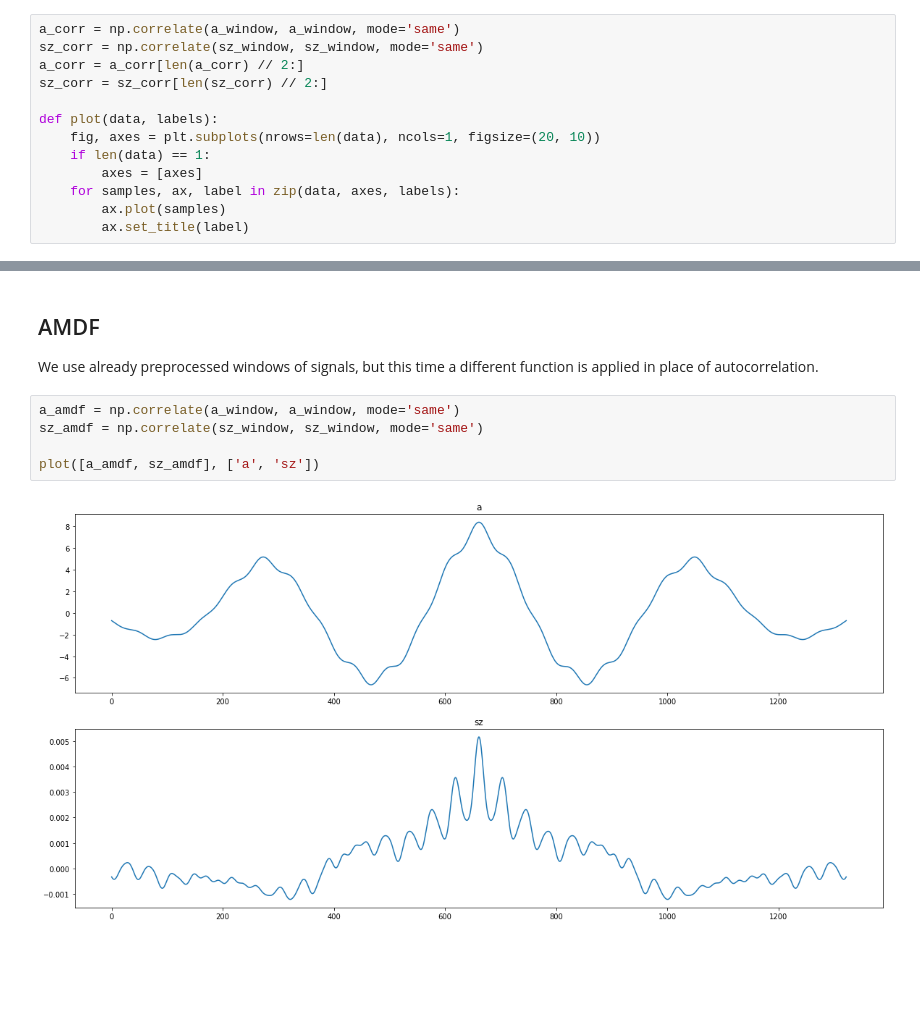
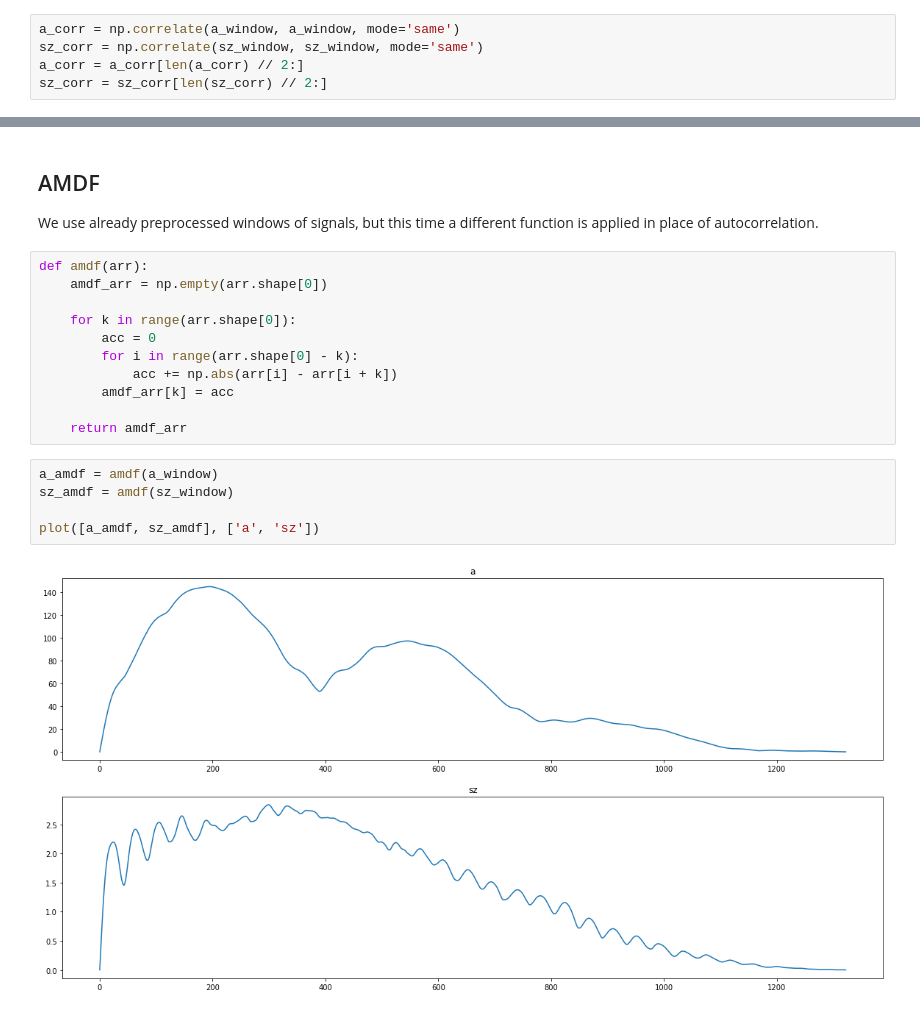
Before and after one commit to enthyp/DSP, a Jupyter notebook: lpc-10/examples/vocal_source_estimation.ipynb, the cells around one changed output, grey strips where cells are left out. Drawn from its saved outputs; the diff is of its cells as text; blank space fills up the shorter version.

```diff
--- a/lpc-10/examples/vocal_source_estimation.ipynb
+++ b/lpc-10/examples/vocal_source_estimation.ipynb
@@ -56,14 +55,6 @@ a_corr = np.correlate(a_window, a_window, mode='same')
 sz_corr = np.correlate(sz_window, sz_window, mode='same')
 a_corr = a_corr[len(a_corr) // 2:]
 sz_corr = sz_corr[len(sz_corr) // 2:]
-
-def plot(data, labels):
-    fig, axes = plt.subplots(nrows=len(data), ncols=1, figsize=(20, 10))
-    if len(data) == 1:
-        axes = [axes]
-    for samples, ax, label in zip(data, axes, labels):
-        ax.plot(samples)
-        ax.set_title(label)
 # %%
 plot([a_corr, sz_corr], ['a', 'sz'])
 # %% [output]
@@ -100,10 +90,21 @@ Base tone for 'a' vowel was found to be around 113Hz and we could not find suffi
 # %% [markdown]
 ## AMDF
 We use already preprocessed windows of signals, but this time a different function is applied in place of autocorrelation.
+# %%
+def amdf(arr):
+    amdf_arr = np.empty(arr.shape[0])
+
+    for k in range(arr.shape[0]):
+        acc = 0
+        for i in range(arr.shape[0] - k):
+            acc += np.abs(arr[i] - arr[i + k])
+        amdf_arr[k] = acc
+
+    return amdf_arr
 # %%
-a_amdf = np.correlate(a_window, a_window, mode='same')
-sz_amdf = np.correlate(sz_window, sz_window, mode='same')
+a_amdf = amdf(a_window)
+sz_amdf = amdf(sz_window)
 
 plot([a_amdf, sz_amdf], ['a', 'sz'])
 # %% [output]
-[figure, old version]
+[figure, new version]
```
Also changed, not shown: parts of 5 cells of this notebook, 5 other files.
